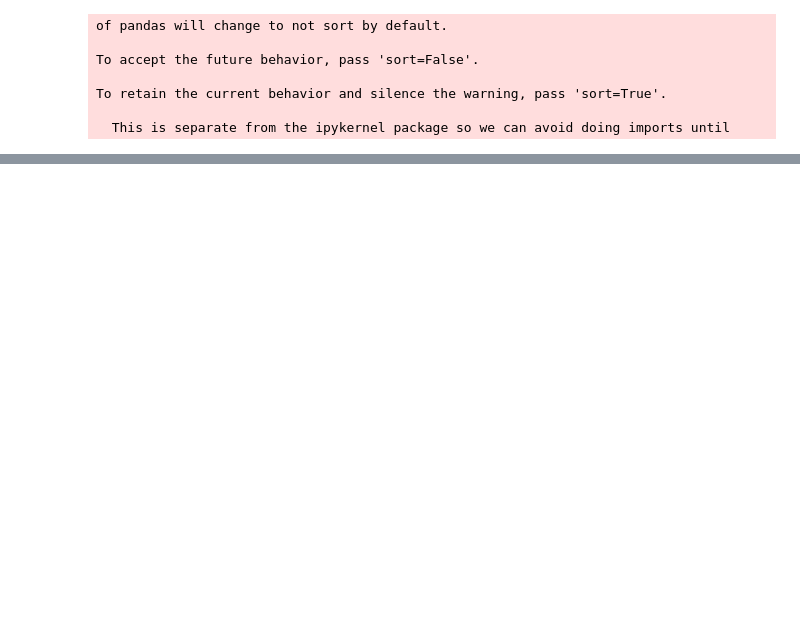
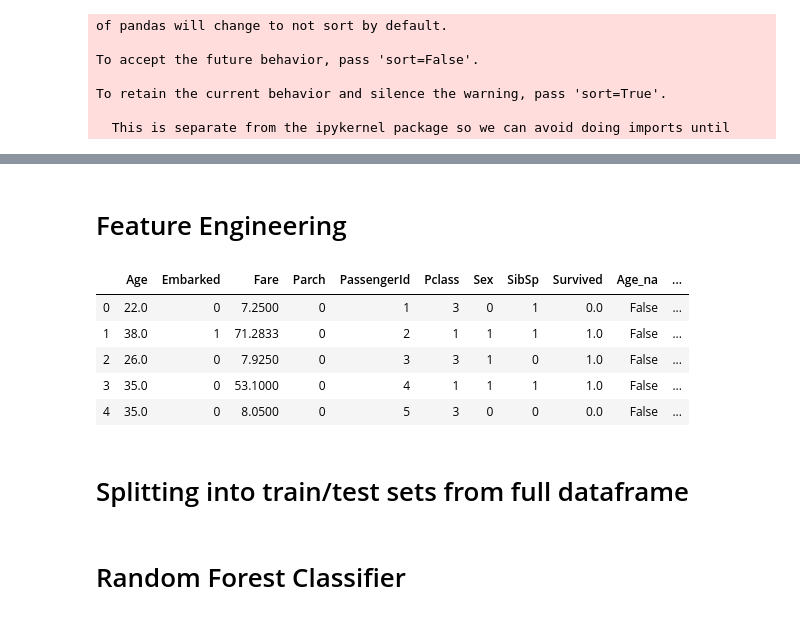
Before and after one commit to stone4789/fastai_codeAlongs, a Jupyter notebook: fastai_titanic.ipynb, the cells around one changed output, grey strips where cells are left out. Saved outputs shown, nothing was run; the diff lists cells and outputs as text; code cells hidden in the pictures; blank space fills up the shorter version.

```diff
--- a/fastai_titanic.ipynb
+++ b/fastai_titanic.ipynb
@@ -483,0 +125,22 @@ ValueError: Input contains NaN, infinity or a value too large for dtype('float64
+# %% [markdown]
+# Feature Engineering
+# %%
+full = full.drop('Cabin', axis=1)
+full['Sex'].replace(['male','female'],[0,1],inplace=True)
+full['Embarked'].replace(['S','C','Q'],[0,1,2],inplace=True)
+
+dataset_title = [i.split(",")[1].split(".")[0].strip() for i in full["Name"]]
+full["Title"] = pd.Series(dataset_title)
+
+full["Title"] = full["Title"].replace(['Lady', 'the Countess','Countess','Capt', 'Col','Don', 'Dr', 'Major', 'Rev', 'Sir', 'Jonkheer', 'Dona'], 'Rare')
+full["Title"] = full["Title"].map({"Master":0, "Miss":1, "Ms" : 1 , "Mme":1, "Mlle":1, "Mrs":1, "Mr":2, "Rare":3})
+full["Title"] = full["Title"].astype(int)
+full.drop(labels = ["Name"], axis = 1, inplace = True)
+full.head()
+# %% [output]
+|  | Age | Embarked | Fare | Parch | PassengerId | Pclass | Sex | SibSp | Survived | Age_na | ... |
+| 0 | 22.0 | 0 | 7.2500 | 0 | 1 | 3 | 0 | 1 | 0.0 | False | ... |
+| 1 | 38.0 | 1 | 71.2833 | 0 | 2 | 1 | 1 | 1 | 1.0 | False | ... |
+| 2 | 26.0 | 0 | 7.9250 | 0 | 3 | 3 | 1 | 0 | 1.0 | False | ... |
+| 3 | 35.0 | 0 | 53.1000 | 0 | 4 | 1 | 1 | 1 | 1.0 | False | ... |
+| 4 | 35.0 | 0 | 8.0500 | 0 | 5 | 3 | 0 | 0 | 0.0 | False | ... |
@@ -483,0 +149,2 @@ ValueError: Input contains NaN, infinity or a value too large for dtype('float64
+# %% [markdown]
+# Splitting into train/test sets from full dataframe
@@ -488,3 +158,5 @@ X_train, X_test, y_train, y_test = train_test_split(train_df, y, test_size=0.20,
+# %% [markdown]
+# Random Forest Classifier
 # %%
 def rmse(x,y): return math.sqrt(((x-y)**2).mean())
 
```
Also changed, not shown: parts of 24 cells of this notebook.
